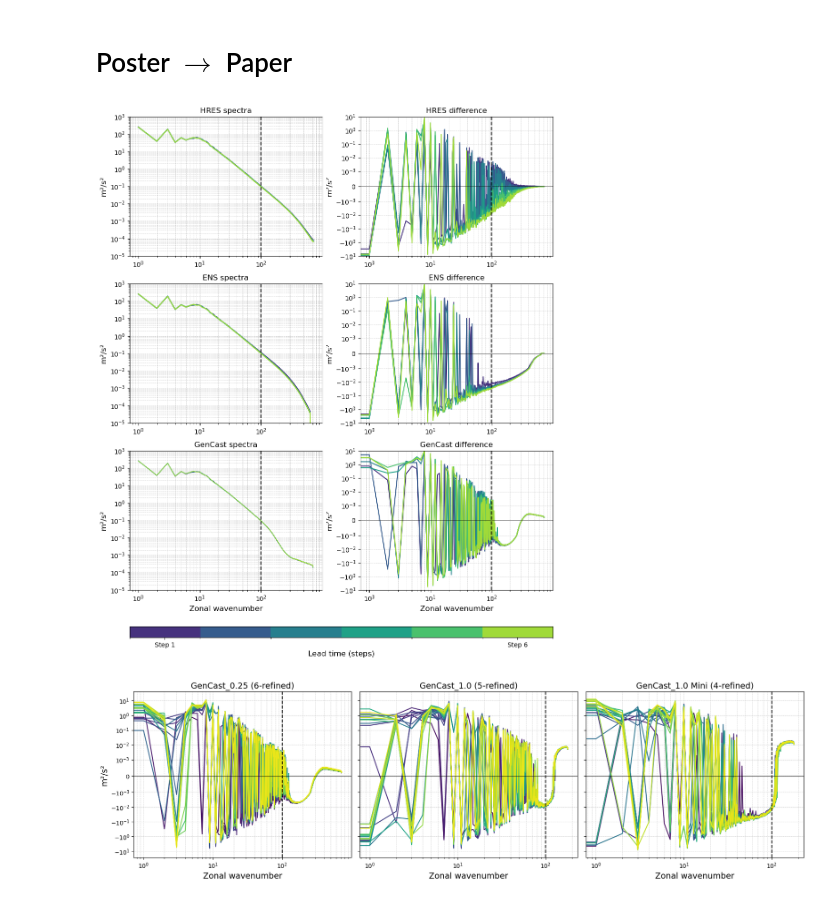
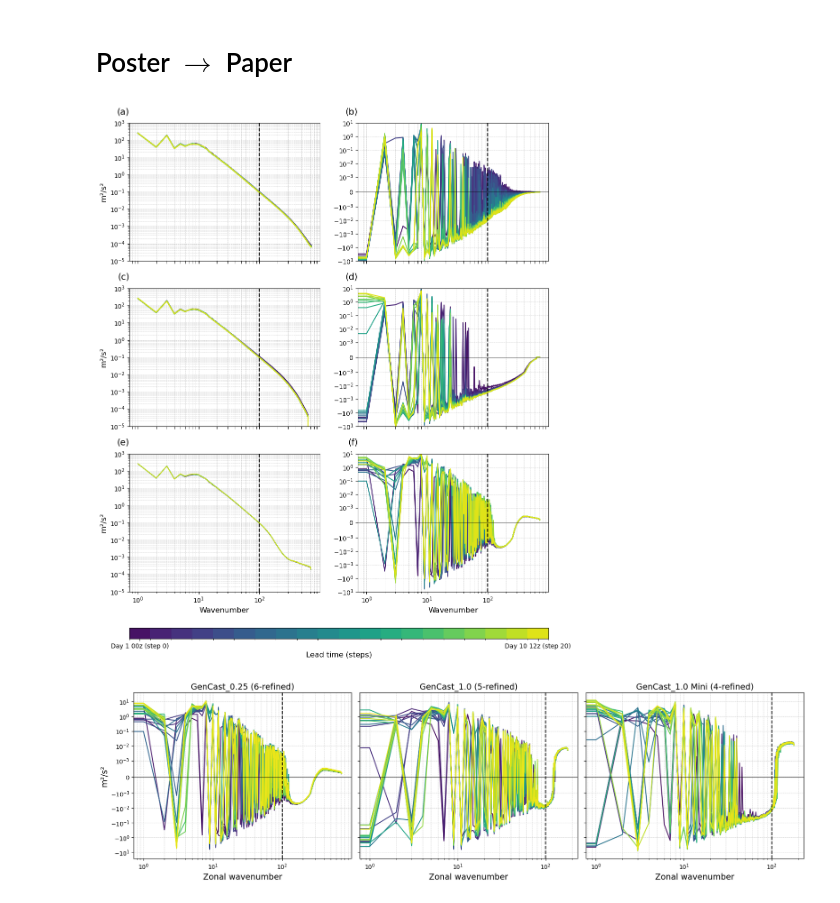
Before and after one commit to HisKim1/his_graphcast, a Jupyter notebook: spectra/spectra_plot.ipynb, the cells around one changed output. Cells and saved outputs as stored; diff of their text form; code cells hidden in the pictures.

Commit message:
plotting

```diff
--- a/spectra/spectra_plot.ipynb
+++ b/spectra/spectra_plot.ipynb
@@ -1255,7 +1255,7 @@ for model in model_order:
         inp  = xr.open_dataset("/geodata2/S2S/DL/GC_input/2021/spectra.nc")['spectrum'].mean("initial_time")
         x = data['wavenumber'].values
         # 앞에서부터 6개: 0~5
-        for t in range(6):
+        for t in range(20):
             spc = data['spectrum'].isel(time=t).values
             diff = spc - inp.isel(time=0).values
             diff_min = min(diff_min, np.nanmin(diff))
@@ -1270,7 +1270,7 @@ for model in model_order:
         x = data['wavenumber'].values
         data = data['spectrum']
         # 앞에서부터 6개: 1,3,5,7,9,11
-        for t in [1, 3, 5, 7, 9, 11]:
+        for t in range(1, 21):
             spc = data.isel(time=t).values
             diff = spc - data.isel(time=0).values
             diff_min = min(diff_min, np.nanmin(diff))
@@ -1285,7 +1285,7 @@ for model in model_order:
                   .sel(level=300).mean("initial_time").mean("ensemble").compute()
         x = data['wavenumber'].values
         # 앞에서부터 6개: 1~6
-        for t in range(1, 7):
+        for t in range(1, 21):
             spc = data['spectrum'].isel(time=t).values
             diff = spc - data['spectrum'].isel(time=0).values
             diff_min = min(diff_min, np.nanmin(diff))
@@ -1298,7 +1298,7 @@ for model in model_order:
 # 2) Create the plot - 3개 모델이므로 3x2 subplot으로 변경
 fig, axes = plt.subplots(3, 2, figsize=(12, 15))
 # 6개가 큰 color gradient로 연속적으로 보이도록, seaborn의 'viridis' 팔레트 사용
-colors = sns.color_palette('viridis', 6)
+colors = sns.color_palette('viridis', 20)
 
 # Function to plot a single model
 def plot_model(ax_diff, ax_raw, model):
@@ -1309,7 +1309,7 @@ def plot_model(ax_diff, ax_raw, model):
         data = xr.open_zarr("/geodata2/Gencast/output_spectra.zarr").mean("initial_time").mean("ensemble").compute()
         inp  = xr.open_dataset("/geodata2/S2S/DL/GC_input/2021/spectra.nc")['spectrum'].mean("initial_time")
         x = data['wavenumber']
-        for t in range(6):
+        for t in range(20):
             spc_diff = data['spectrum'].isel(time=t) - inp.isel(time=0)
             idx = np.isfinite(spc_diff)
             ax_diff.plot(x[idx], spc_diff[idx], color=colors[t])
@@ -1319,7 +1319,7 @@ def plot_model(ax_diff, ax_raw, model):
         data = xr.open_zarr("/geodata2/Gencast/HRES_spectra.zarr").mean("initial_time").compute()
         x = data['wavenumber']
         data = data['spectrum']
-        for i, t in enumerate([1, 3, 5, 7, 9, 11]):
+        for i, t in enumerate(range(1, 21)):
             spc = data.isel(time=t) - data.isel(time=0)
             idx = np.where(np.isfinite(spc))
             color_idx = i
@@ -1330,7 +1330,7 @@ def plot_model(ax_diff, ax_raw, model):
         data = xr.open_zarr("/geodata2/S2S/DL/GC_output/IFS-ENS/spectra.zarr") \
                   .sel(level=300).mean("initial_time").mean("ensemble").compute()
         x = data['wavenumber']
-        for t in range(1, 7):
+        for t in range(1, 21):
             spc = data['spectrum'].isel(time=t)
             color_idx = (t - 1)
             ax_diff.plot(x[np.isfinite(spc)], spc[np.isfinite(spc)] - data['spectrum'].isel(time=0)[np.isfinite(spc)], color=colors[color_idx])
@@ -1345,45 +1345,53 @@ def plot_model(ax_diff, ax_raw, model):
     ax_diff.set_yscale('symlog', linthresh=1e-3)
     ax_diff.axhline(y=0, color='black', linestyle='-', linewidth=0.5)
 
-    # Titles
-    ax_diff.set_title(f"{model} difference", fontsize=12)
-    ax_raw.set_title(f"{model} spectra", fontsize=12)
 
 # Plot models vertically - 3개 모델만
 for i, model in enumerate(model_order):
     plot_model(axes[i,1], axes[i,0], model)
 
+# panel labels
+panel_labels = ['(a)', '(b)', '(c)', '(d)', '(e)', '(f)']
+for lab, ax in zip(panel_labels, axes.flatten()):
+    # 라벨을 y축 라벨 자리에 붙이되, 살짝 위쪽에 배치
+    ax.annotate(lab,
+                xy=(0, 1.05), xycoords='axes fraction',
+                ha='right', va='bottom',
+                fontsize=14)
+
 # Add labels
 for ax in axes[-1, :]:
-    ax.set_xlabel("Zonal wavenumber", fontsize=12)
+    ax.set_xlabel("Wavenumber", fontsize=12)
 for ax in axes[:, 0]:
     ax.set_ylabel("m²/s²", fontsize=12)
-for ax in axes[:, 1]:
-    ax.set_ylabel("m²/s²", fontsize=12)
+
+for row in [0, 1]:
+    for ax in axes[row, :]:
+        ax.tick_params(axis='x', which='both', labelbottom=False, length=4)  # hide numbers, keep marks
 
 from matplotlib.cm import ScalarMappable
 from matplotlib.colors import ListedColormap, BoundaryNorm
 
 # Create custom colormap from the same colors used in plotting
 cmap = ListedColormap(colors)
 norm = BoundaryNorm(boundaries=np.arange(len(colors)+1)-0.5, ncolors=len(colors))
 
 # Dummy ScalarMappable for colorbar
 sm = ScalarMappable(cmap=cmap, norm=norm)
 sm.set_array([])  # required for matplotlib < 3.6
 
 # Add horizontal colorbar below the entire figure
 cbar = fig.colorbar(
     sm, ax=axes, orientation='horizontal',
     fraction=0.03, pad=0.07, aspect=40
 )
 cbar.set_label("Lead time (steps)", fontsize=12)
 cbar.set_ticks([0,  len(colors)-1])
-cbar.set_ticklabels(["Step 1", "Step 6"])
+cbar.set_ticklabels(["Day 1 00z (step 0)", "Day 10 12z (step 20)"])
 
-plt.savefig("diff ens mean_paper.png", bbox_inches='tight', dpi=300)
+# plt.savefig("diff ens mean_paper.png", bbox_inches='tight', dpi=300)
 # %% [output]
-[figure, old version]
+[figure, new version]
 # %%
 import matplotlib.pyplot as plt
 import numpy as np
```
Also changed, not shown: 7 other files.
